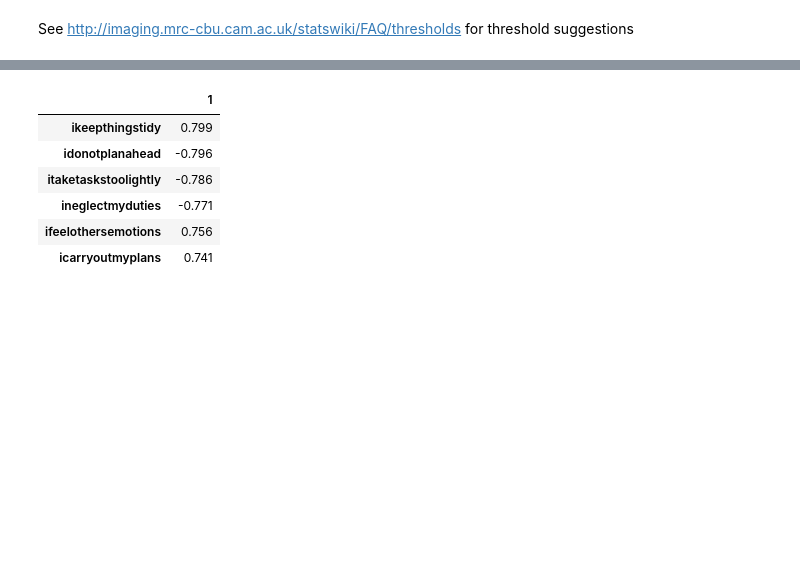
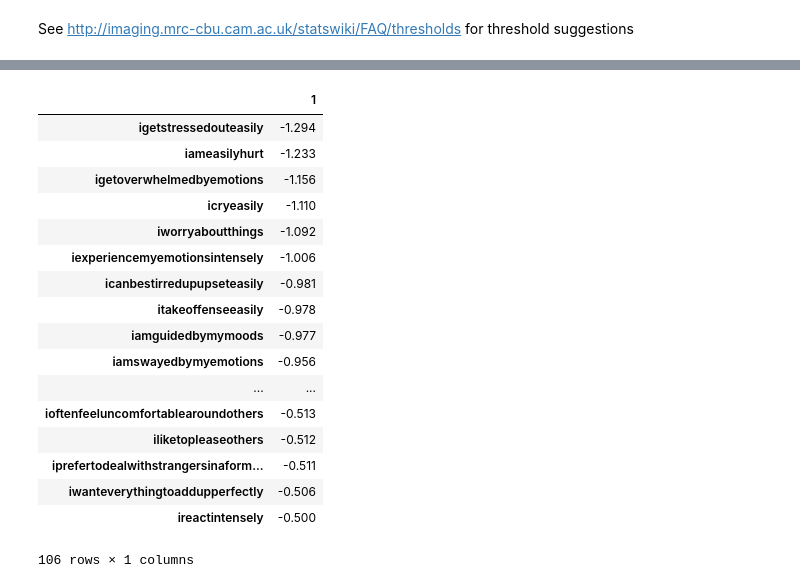
Before and after one commit to vincefav/factor-analysis, a Jupyter notebook: AB5C Factor analysis.ipynb, the cells around one changed output, grey strips where cells are left out. Drawn from its saved outputs; the diff is of its cells as text; code cells hidden in the pictures; blank space fills up the shorter version.

```diff
--- a/AB5C Factor analysis.ipynb
+++ b/AB5C Factor analysis.ipynb
@@ -21,19 +21,17 @@ from sklearn.decomposition import FactorAnalysis
 
 def get_factor(remaining=data.columns, threshold=0.65):
 
-    fa = FactorAnalysis(n_components=1, random_state=1).fit(data[remaining])
+    fa = FactorAnalysis(n_components=1, random_state=200).fit(data[remaining])
 
     factor = pd.DataFrame(fa.components_, columns=data[remaining].columns).T
 
     factor.columns = [i+1 for i in factor.columns]
     factor['absol'] = abs(factor[1])
 
-    remaining = factors[np.abs(factors[1]) < threshold].index
+    remaining = factor[np.abs(factor[1]) < threshold].index
     factor = factor[factor.absol >= threshold]
 
     factor = pd.DataFrame(factor.sort_values('absol', ascending=False)[1])
-
-
 
     return factor, remaining
 
@@ -56,0 +82,4 @@ factor
+# %%
+# Reliability
+reliability, remaining = get_factor(remaining=remaining, threshold=.778)
+reliability
@@ -57,6 +133,6 @@ factor
 # %%
-# Reliability
-factor, remaining = get_factor(remaining=remaining, threshold=.75)
+# Conscientiousness
+factor, remaining = get_factor(remaining=remaining, threshold=.6)
 factor
 # %% [output]
 |  | 1 |
@@ -78,12 +155,23 @@ factor
 # %%
 # Conscientiousness
-factor, remaining = get_factor(remaining=remaining, threshold=.74)
+factor, remaining = get_factor(remaining=remaining, threshold=.5)
 factor
 # %% [output]
 |  | 1 |
-| ikeepthingstidy | 0.799 |
-| idonotplanahead | -0.796 |
-| itaketaskstoolightly | -0.786 |
-| ineglectmyduties | -0.771 |
-| ifeelothersemotions | 0.756 |
-| icarryoutmyplans | 0.741 |
+| igetstressedouteasily | -1.294 |
+| iameasilyhurt | -1.233 |
+| igetoverwhelmedbyemotions | -1.156 |
+| icryeasily | -1.110 |
+| iworryaboutthings | -1.092 |
+| iexperiencemyemotionsintensely | -1.006 |
+| icanbestirredupupseteasily | -0.981 |
+| itakeoffenseeasily | -0.978 |
+| iamguidedbymymoods | -0.977 |
+| iamswayedbymyemotions | -0.956 |
+| ... | ... |
+| ioftenfeeluncomfortablearoundothers | -0.513 |
+| iliketopleaseothers | -0.512 |
+| iprefertodealwithstrangersinaform... | -0.511 |
+| iwanteverythingtoaddupperfectly | -0.506 |
+| ireactintensely | -0.500 |
+106 rows × 1 columns
```
Also changed, not shown: parts of 9 cells of this notebook.
